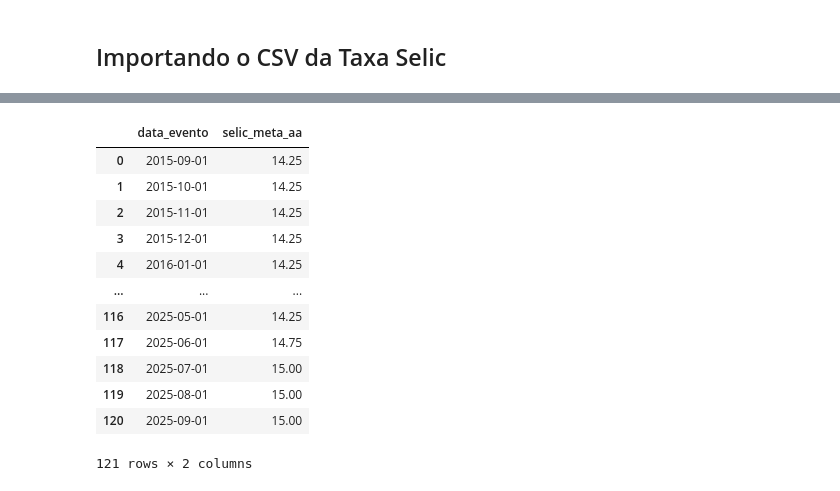
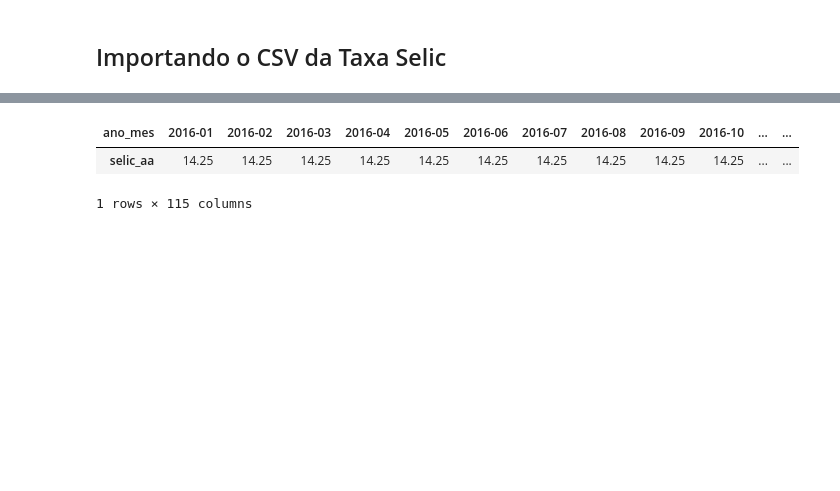
Before and after one commit to akemitti/Inteligencia-Artificial, a Jupyter notebook: prev_series_temporais.ipynb, the cells around one changed output, grey strips where cells are left out. Cells and saved outputs as stored; diff of their text form; code cells hidden in the pictures; blank space fills up the shorter version.

```diff
--- a/prev_series_temporais.ipynb
+++ b/prev_series_temporais.ipynb
@@ -234,34 +259,21 @@ df_selic
 # %%
-# parse ISO, filtra nulos
-df_selic["data_evento"] = pd.to_datetime(df_selic["data_evento"], format="%Y-%m-%d", errors="coerce")
-df_selic = df_selic.dropna(subset=["data_evento"])
+# colunas ordenadas pelo 'ano_mes' disponível
+colunas_anomes = sorted(df_selic["ano_mes"].unique())
 
-# reduzir p/ ano-mês e ancorar no 1º dia do mês (sem "MS" no to_timestamp)
-df_selic["data_evento"] = df_selic["data_evento"].dt.to_period("M").dt.to_timestamp()
-
-# ordena e remove duplicatas mensais (fica com o último registro do mês)
-df_selic = (df_selic.sort_values("data_evento")
-                     .drop_duplicates(subset=["data_evento"], keep="last")
-                     .reset_index(drop=True))
-
-# normalizando igual fizemos com a tabela do sgs
-df_selic["selic_meta_aa"] = pd.to_numeric(
-    df_selic["selic_meta_aa"].astype(str).str.replace(",", "."),
-    errors="coerce"
+# transposição
+tabela_selic = (
+    df_selic.set_index("ano_mes")["selic_meta_aa"]
+            .reindex(colunas_anomes)     # garante ordem das colunas
+            .rename("selic_aa")          # nome da LINHA
+            .to_frame().T                # vira DataFrame de 1 linha
 )
 
-df_selic
+# mantem apenas as colunas de 2013-01 adiante, assim como na tabela_series
+colunas_filtradas = [c for c in tabela_selic.columns if c >= "2016-01" and c <= "2025-07"]
+tabela_selic = tabela_selic.loc[:, colunas_filtradas]
+
+tabela_selic
 # %% [output]
-|  | data_evento | selic_meta_aa |
-| 0 | 2015-09-01 | 14.25 |
-| 1 | 2015-10-01 | 14.25 |
-| 2 | 2015-11-01 | 14.25 |
-| 3 | 2015-12-01 | 14.25 |
-| 4 | 2016-01-01 | 14.25 |
-| ... | ... | ... |
-| 116 | 2025-05-01 | 14.25 |
-| 117 | 2025-06-01 | 14.75 |
-| 118 | 2025-07-01 | 15.00 |
-| 119 | 2025-08-01 | 15.00 |
-| 120 | 2025-09-01 | 15.00 |
+| ano_mes | 2016-01 | 2016-02 | 2016-03 | 2016-04 | 2016-05 | 2016-06 | 2016-07 | 2016-08 | 2016-09 | 2016-10 | ... | ... |
+| selic_aa | 14.25 | 14.25 | 14.25 | 14.25 | 14.25 | 14.25 | 14.25 | 14.25 | 14.25 | 14.25 | ... | ... |
-121 rows × 2 columns
+1 rows × 115 columns
```
Also changed, not shown: parts of 9 cells of this notebook.
